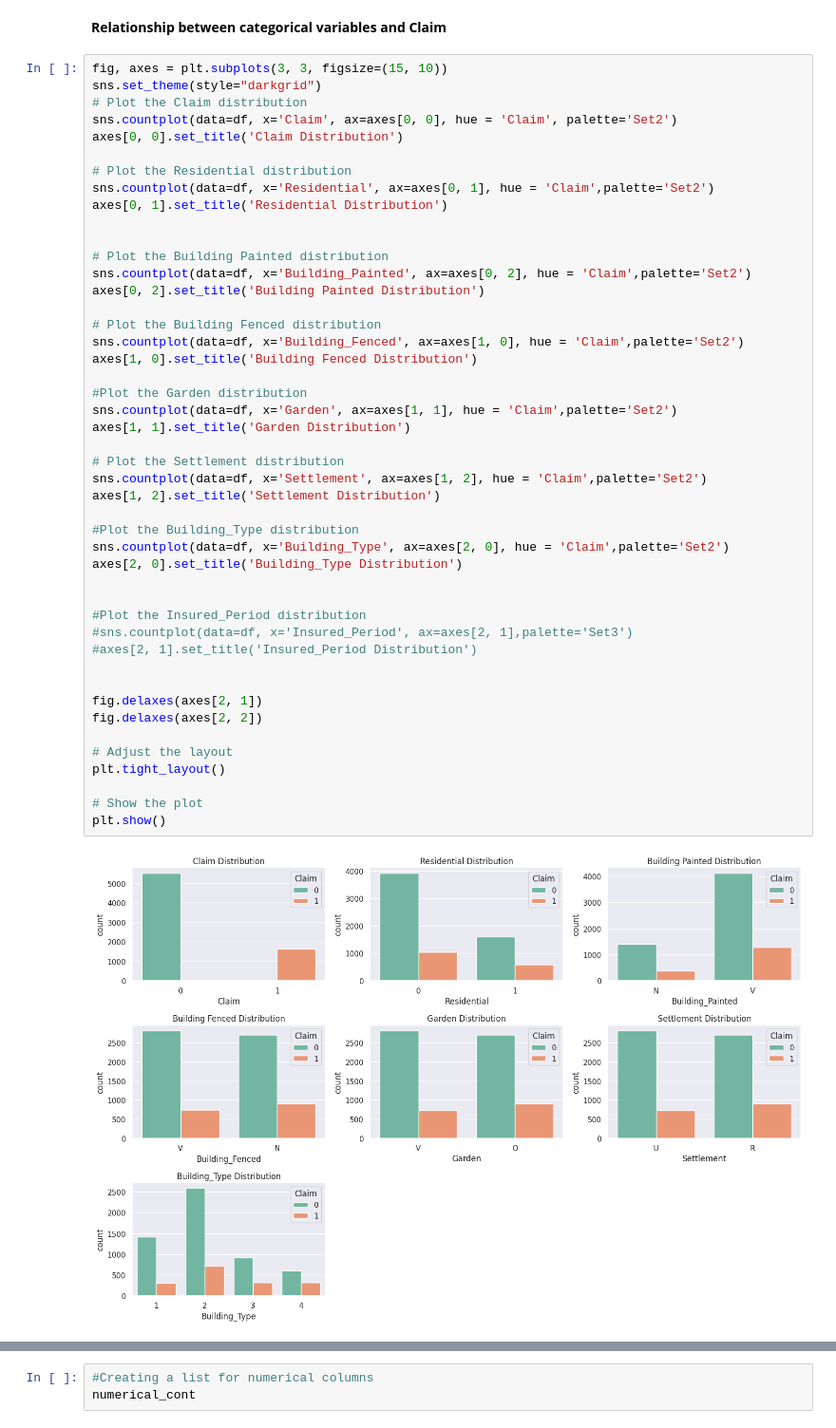
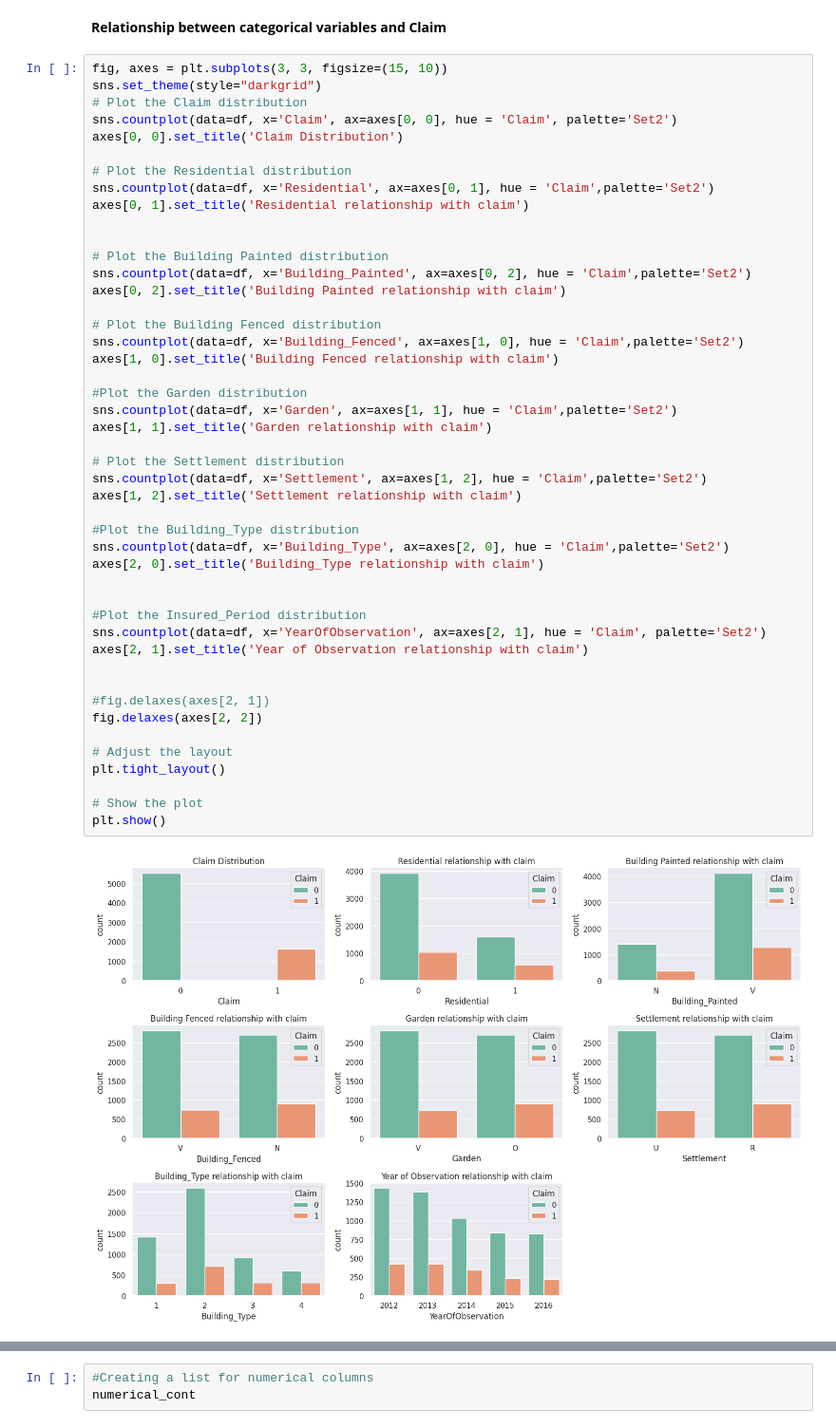
Before and after one commit to Denniskag/Python-Assignment, a Jupyter notebook: ML_Assignment_3.ipynb, the cells around one changed output, grey strips where cells are left out. Shown at 95% size. Saved outputs shown, nothing was run; the diff lists cells and outputs as text.

```diff
--- a/ML_Assignment_3.ipynb
+++ b/ML_Assignment_3.ipynb
@@ -331,45 +346,45 @@ axes[0, 0].set_title('Claim Distribution')
 
 # Plot the Residential distribution
 sns.countplot(data=df, x='Residential', ax=axes[0, 1], hue = 'Claim',palette='Set2')
-axes[0, 1].set_title('Residential Distribution')
+axes[0, 1].set_title('Residential relationship with claim')
 
 
 # Plot the Building Painted distribution
 sns.countplot(data=df, x='Building_Painted', ax=axes[0, 2], hue = 'Claim',palette='Set2')
-axes[0, 2].set_title('Building Painted Distribution')
+axes[0, 2].set_title('Building Painted relationship with claim')
 
 # Plot the Building Fenced distribution
 sns.countplot(data=df, x='Building_Fenced', ax=axes[1, 0], hue = 'Claim',palette='Set2')
-axes[1, 0].set_title('Building Fenced Distribution')
+axes[1, 0].set_title('Building Fenced relationship with claim')
 
 #Plot the Garden distribution
 sns.countplot(data=df, x='Garden', ax=axes[1, 1], hue = 'Claim',palette='Set2')
-axes[1, 1].set_title('Garden Distribution')
+axes[1, 1].set_title('Garden relationship with claim')
 
 # Plot the Settlement distribution
 sns.countplot(data=df, x='Settlement', ax=axes[1, 2], hue = 'Claim',palette='Set2')
-axes[1, 2].set_title('Settlement Distribution')
+axes[1, 2].set_title('Settlement relationship with claim')
 
 #Plot the Building_Type distribution
 sns.countplot(data=df, x='Building_Type', ax=axes[2, 0], hue = 'Claim',palette='Set2')
-axes[2, 0].set_title('Building_Type Distribution')
+axes[2, 0].set_title('Building_Type relationship with claim')
 
 
 #Plot the Insured_Period distribution
-#sns.countplot(data=df, x='Insured_Period', ax=axes[2, 1],palette='Set3')
-#axes[2, 1].set_title('Insured_Period Distribution')
+sns.countplot(data=df, x='YearOfObservation', ax=axes[2, 1], hue = 'Claim', palette='Set2')
+axes[2, 1].set_title('Year of Observation relationship with claim')
 
 
-fig.delaxes(axes[2, 1])
+#fig.delaxes(axes[2, 1])
 fig.delaxes(axes[2, 2])
 
 # Adjust the layout
 plt.tight_layout()
 
 # Show the plot
 plt.show()
 # %% [output]
-[figure, old version]
+[figure, new version]
 # %% [markdown]
 From here, we can observe that;
 
```
Also changed, not shown: parts of 113 cells of this notebook.
